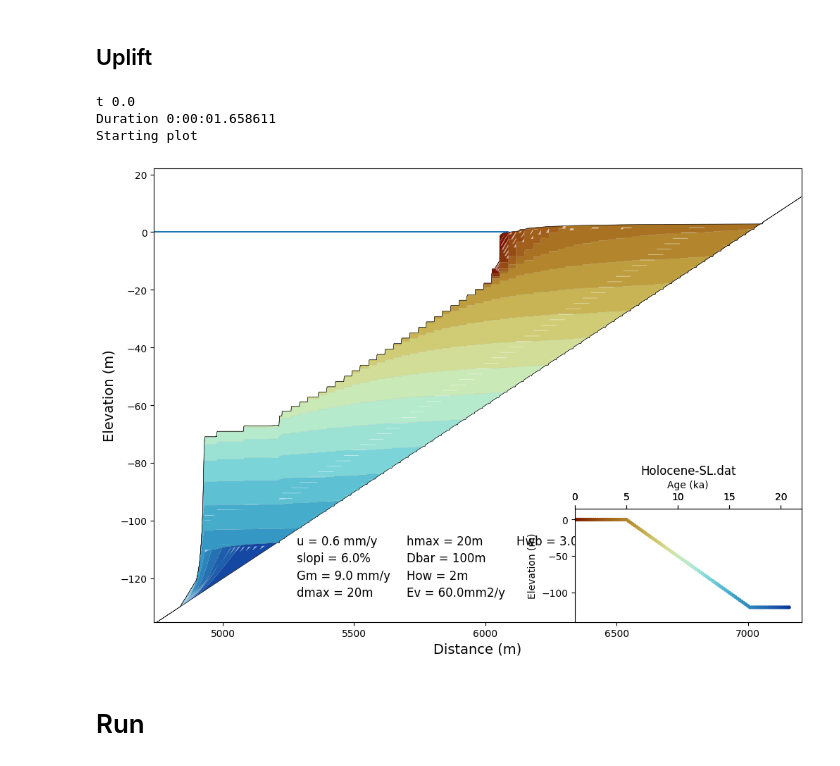
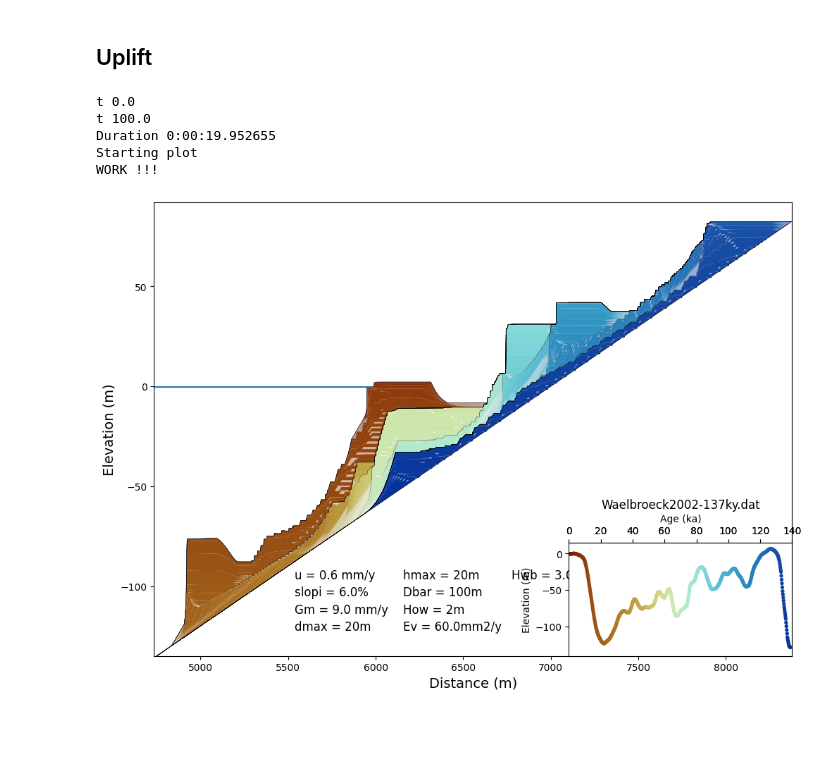
Before and after one commit to YBoucharat/TP_Coral_2024, a Jupyter notebook: REEF/Run_REEF.ipynb, the cells around one changed output. Drawn from its saved outputs; the diff is of its cells as text; code cells hidden in the pictures; blank space fills up the shorter version.

```diff
--- a/REEF/Run_REEF.ipynb
+++ b/REEF/Run_REEF.ipynb
@@ -108,7 +109,7 @@ class REEF:
                   )
         print('Duration', dtime.today()-t0)
 
-    def plot(self):
+    def plot(self, compare=False):
         if self.save==True:
             print('Starting plot')
             fig = Profile(self.ds_out)
@@ -120,8 +121,34 @@ class REEF:
             show()
             close('all')
         elif self.save==False:
-            plt.plot(self.ds_out.profile__z)
+            if compare==False:
+                plt.plot(self.ds_out.profile__z)
+            elif type(compare)==str:
+                self.align(compare)
+            else:
+                raise Exception("Wrong format for 'compare'. Must be string format for path")
         else:
             raise Exception("Wrong format for 'layers' variable. Should be True or False")
 
+    def align(self, x, y):
+
+        # Extracts x and y in the topo files
+        x_obs, y_obs = readfile(os.path.abspath('../Topo_obs/'+compare))
+        ipmin = min(x_obs)
+        ipmax = max(x_obs)
+        y_obs_min = min(y_obs)
+        # Extract the index in y of the first element >= to the min value in y_obs.
+        index_min = np.argmax(y >= y_obs_min)
+        # Use this index for the x starting value.
+        x_start = x[index_min]
+
+        ipmod = interp1d(x, y) # Interpolate y as a function of x.
+        # Generate new continuous x values from x_start to max x value in topo_obs.
+        # with the step defined in Inputs.inversion_params.
+        x_n = np.arange(x_start, x_start - ipmin_i + ipmax_i, IPSTEP)
+        y_n = ipmod(x_n) # Interpolation of the vertical values on new x_n axis.
+        x_n = x_n - x_n[0] # Remove the offset to have x axis starting at 0.
+
+        return x_n, y_n
+
 REEF = REEF()
@@ -161,21 +212,21 @@ REEF.plot()
 ## Uplift
 # %%
 # Set the variables
-REEF.reef_params(SL = 'Holocene-SL.dat',
+REEF.reef_params(SL = 'Waelbroeck2002-137ky.dat',
                 U = 0.6e-3,
                 slop = 6e-2,
                 Gm = 9e-3,
                 Ev = 60e-3)
 
 # Run the model
 REEF.run(dt = 200, save = True)
 
 # Plot the output
 REEF.plot()
 # %% [output]
 t 0.0
-Duration 0:00:01.658611
+t 100.0
+Duration 0:00:19.952655
 Starting plot
+WORK !!!
-[figure, old version]
+[figure, new version]
-# %% [markdown]
-# Run
```
Also changed, not shown: parts of 12 cells of this notebook.
